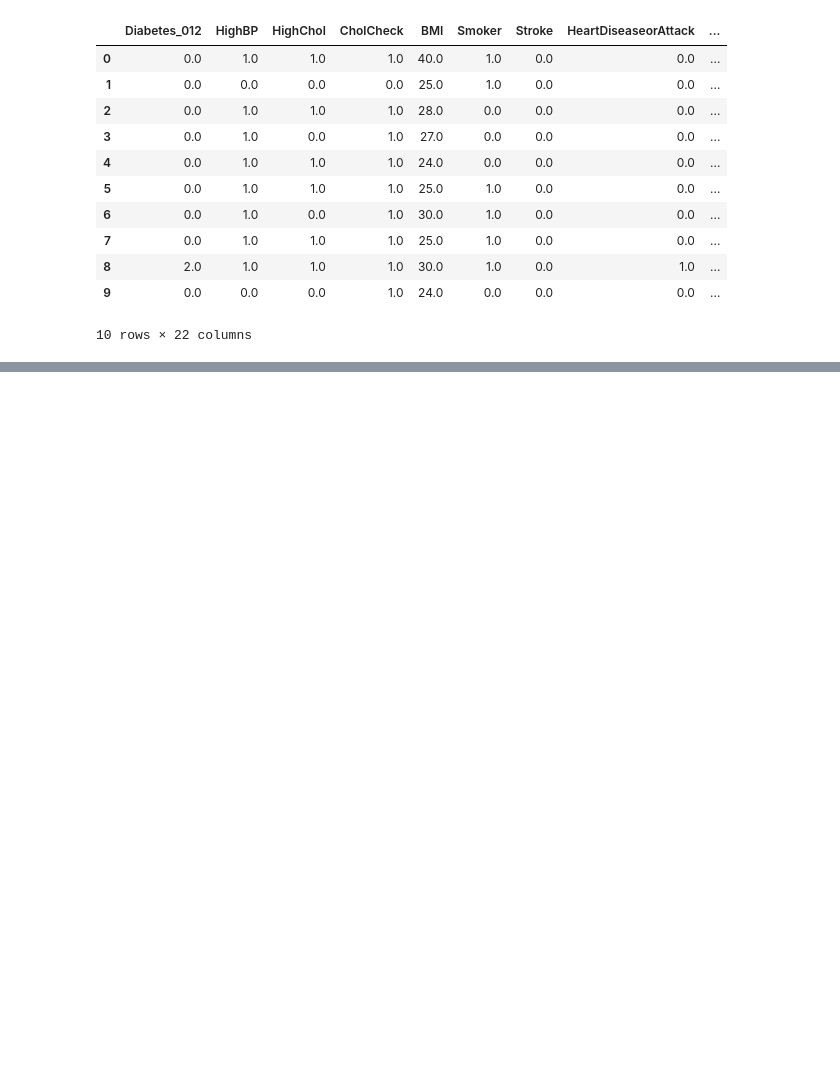
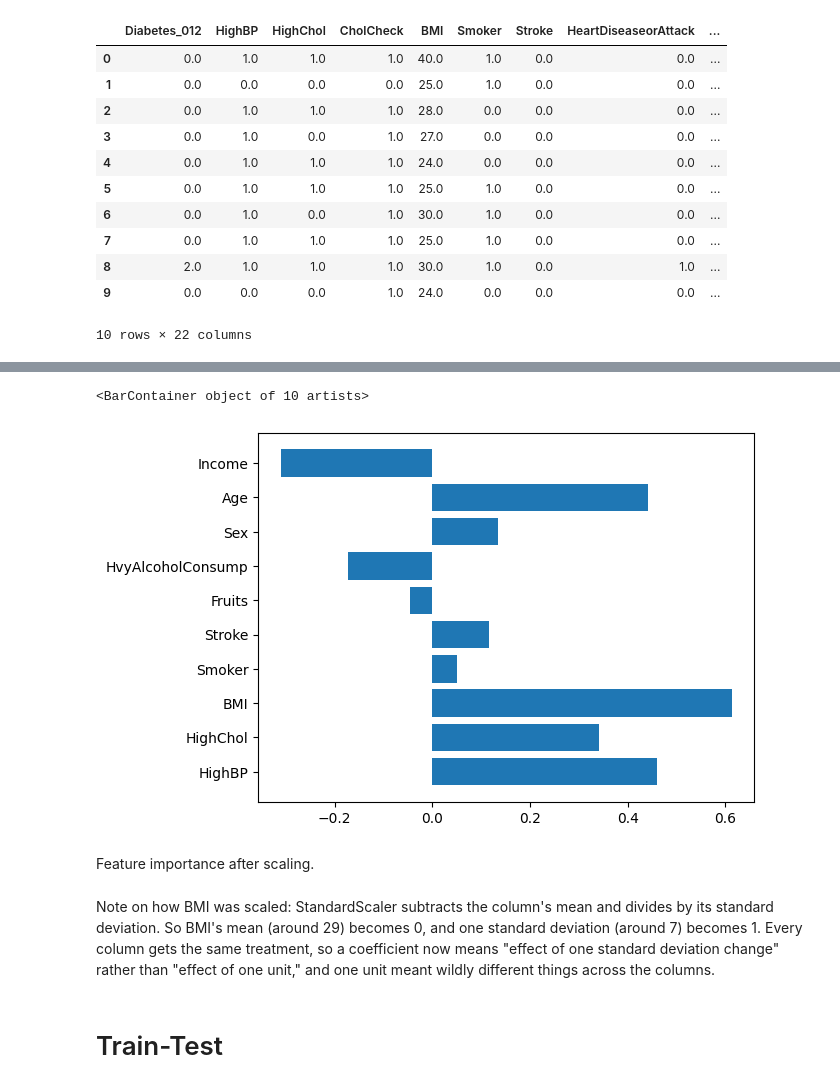
Before and after one commit to zuleykabenavides/diabetes-risk-analysis, a Jupyter notebook: analysis.ipynb, the cells around one changed output, grey strips where cells are left out. Saved outputs shown, nothing was run; the diff lists cells and outputs as text; code cells hidden in the pictures; blank space fills up the shorter version.

```diff
--- a/analysis.ipynb
+++ b/analysis.ipynb
@@ -293,0 +415,18 @@ plt.legend()
+# %%
+# Scale columns so coefficients are comparable
+from sklearn.preprocessing import StandardScaler
+
+X_scaled = StandardScaler().fit_transform(X)
+
+logr_scaled = LogisticRegression(max_iter=10**5).fit(X_scaled, y) # Retrains on the rescaled data
+
+importance_scaled = pd.DataFrame({ # New table of each feature and its coefficient
+    'feature': X.columns,
+    'coefficient': logr_scaled.coef_[0]
+})
+
+importance_scaled['abs_coef'] = importance_scaled['coefficient'].abs() # Strength regardless of direction
+
+importance_scaled = importance_scaled.sort_values('abs_coef', ascending=False) # Sort by strength
+
+print(importance_scaled[['feature', 'coefficient']].to_string())
@@ -293,0 +449,11 @@ plt.legend()
+# %%
+plt.barh(X.columns, logr_scaled.coef_[0])
+# %% [output]
+<BarContainer object of 10 artists>
+[figure, added]
+# %% [markdown]
+Feature importance after scaling.
+# %% [markdown]
+Note on how BMI was scaled: StandardScaler subtracts the column's mean and divides by its standard deviation. So BMI's mean (around 29) becomes 0, and one standard deviation (around 7) becomes 1. Every column gets the same treatment, so a coefficient now means "effect of one standard deviation change" rather than "effect of one unit," and one unit meant wildly different things across the columns.
+# %% [markdown]
+# Train-Test
```
Also changed, not shown: parts of 77 cells of this notebook.
